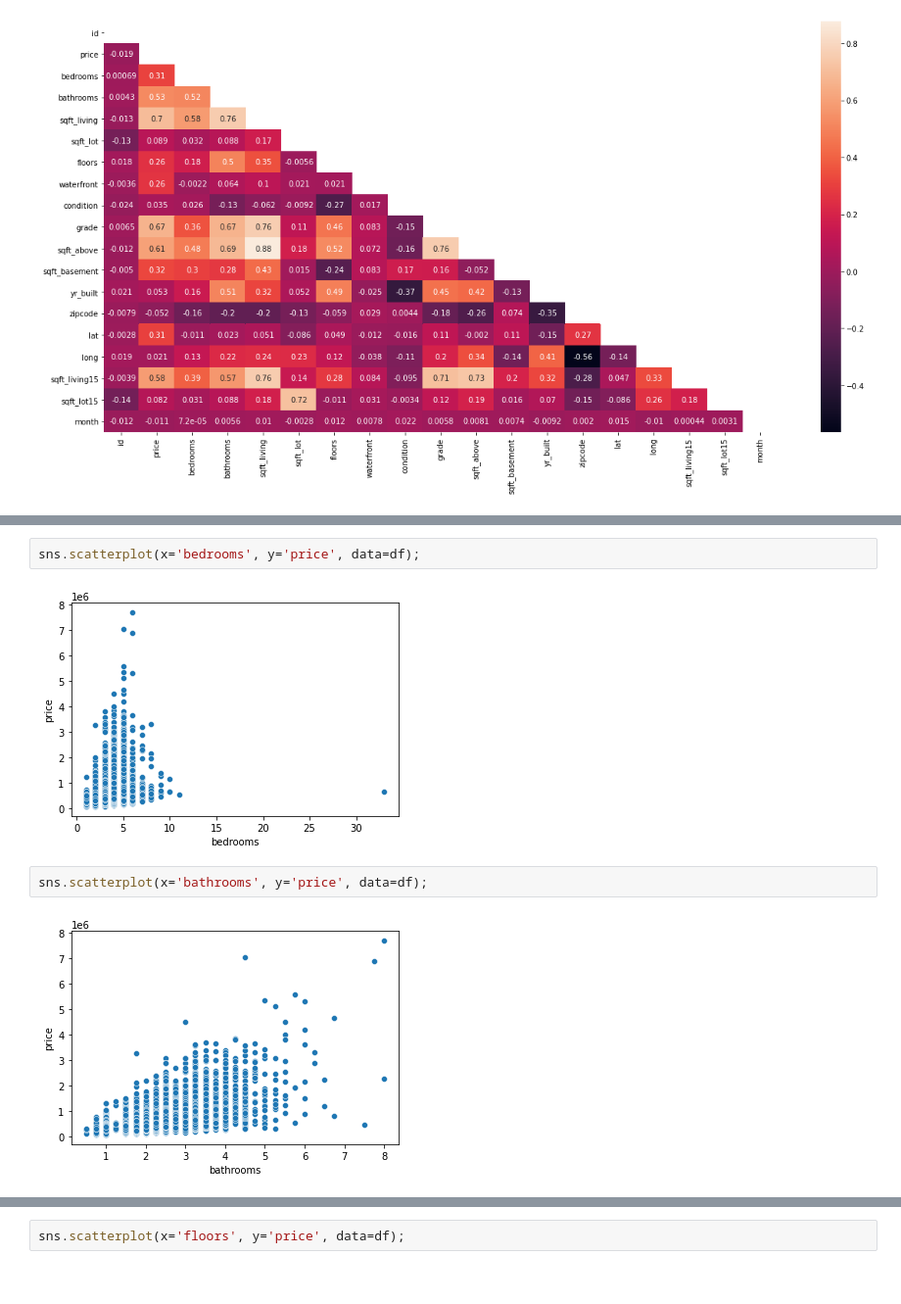
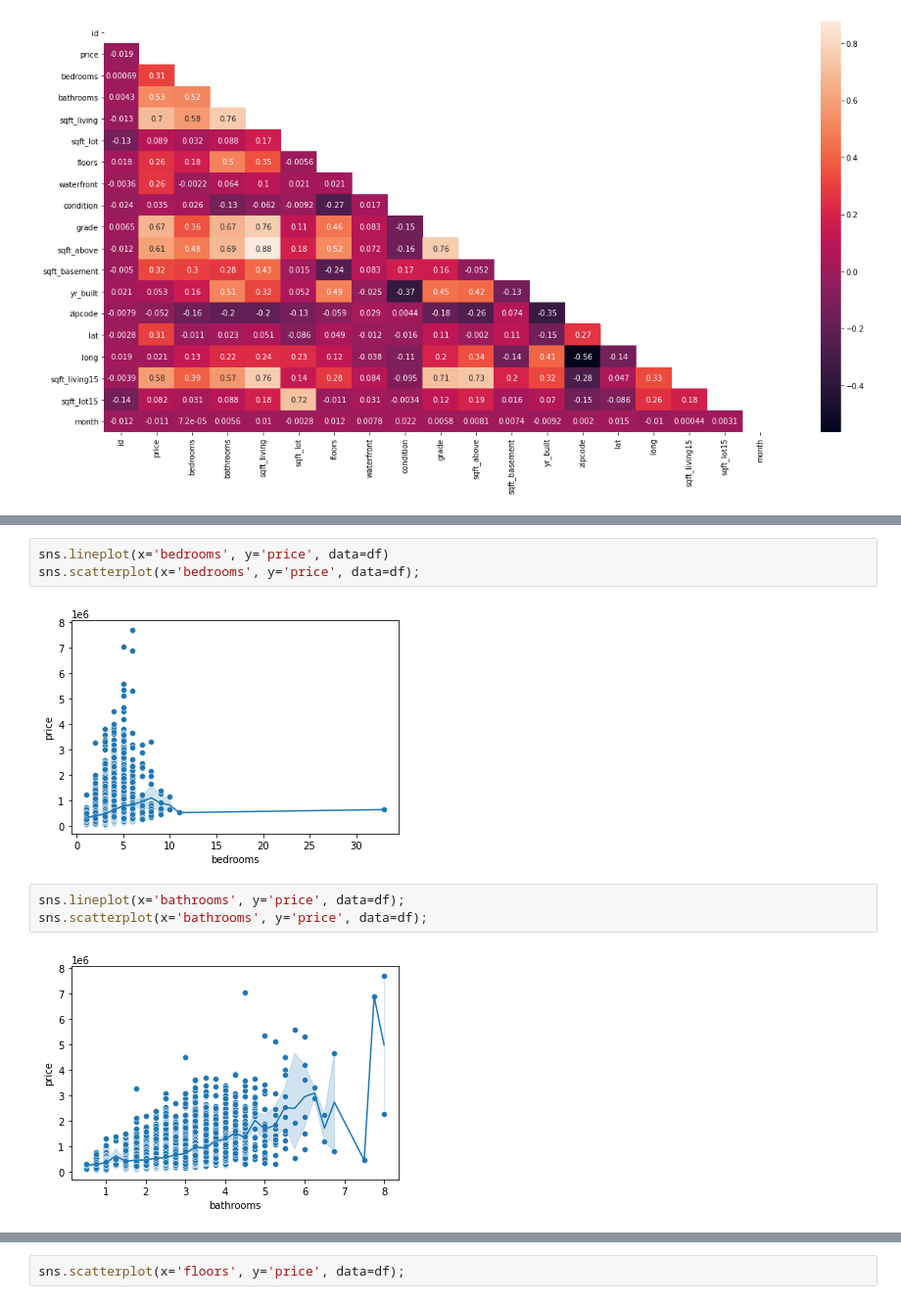
Before and after one commit to Blue723/King_County_House_Sales, a Jupyter notebook: correlations.ipynb, the cells around one changed output, grey strips where cells are left out. Shown at 98% size. Saved outputs shown, nothing was run; the diff lists cells and outputs as text.

```diff
--- a/correlations.ipynb
+++ b/correlations.ipynb
@@ -39,11 +39,13 @@ Data columns (total 19 columns):
 dtypes: float64(6), int64(13)
 memory usage: 3.1 MB
 # %%
+sns.lineplot(x='bedrooms', y='price', data=df)
 sns.scatterplot(x='bedrooms', y='price', data=df);
 # %% [output]
-[figure, old version]
+[figure, new version]
 # %%
+sns.lineplot(x='bathrooms', y='price', data=df);
 sns.scatterplot(x='bathrooms', y='price', data=df);
 # %% [output]
-[figure, old version]
+[figure, new version]
 # %%
```
Also changed, not shown: parts of 6 cells of this notebook.
